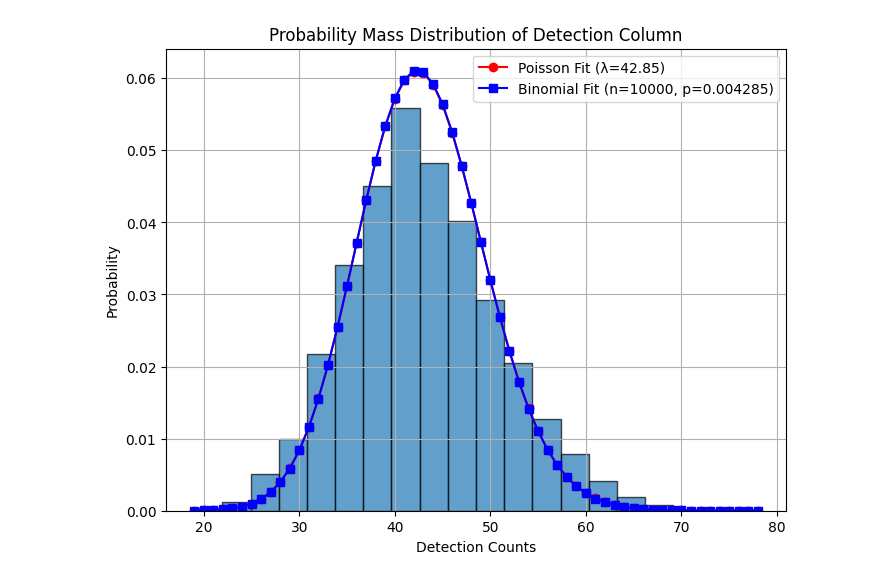
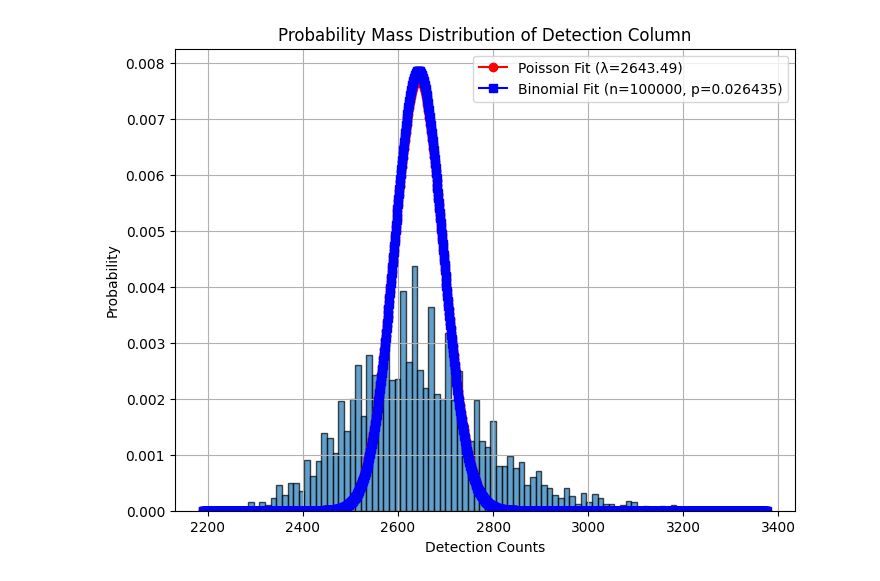
Before and after one commit to daalopezm/Experimental_Quantum_Information, a Jupyter notebook: Lab1/data_analysis.ipynb, the cells around one changed output. Drawn from its saved outputs; the diff is of its cells as text; code cells hidden in the pictures.

```diff
--- a/Lab1/data_analysis.ipynb
+++ b/Lab1/data_analysis.ipynb
@@ -4,34 +4,34 @@ import matplotlib.pyplot as plt
 import numpy as np
 from scipy.stats import poisson, binom
 
 # Define the file path
-file_path = "LONG_RUN.csv"
+file_path = "DIVYA.csv"
 
 # Read the CSV file starting from row 18 (0-based index, so use skiprows=17)
 df = pd.read_csv(file_path, sep=';', skiprows=17)
 
 # Create a histogram of the Detection column
 plt.figure(figsize=(8, 6))
-plt.hist(df['Detection'], bins=20, edgecolor='black', alpha=0.7, density=True)
+plt.hist(df['Detection'], bins=100, edgecolor='black', alpha=0.7, density=True)
 plt.xlabel('Detection Counts')
 plt.ylabel('Probability')
 plt.title('Probability Mass Distribution of Detection Column')
 plt.grid(True)
 
 # Fit a Poisson distribution
 mean_detection = np.mean(df['Detection'])
 x = np.arange(min(df['Detection']), max(df['Detection']) + 1)
 poisson_pdf = poisson.pmf(x, mean_detection)
 
 # Fit a Binomial distribution with 10000 trials (n)
-n = 10000
+n = 100000
 p = mean_detection / n  # Probability for binomial fit
 binomial_pdf = binom.pmf(x, n, p)
 
 # Plot the fitted Poisson and Binomial distributions
 plt.plot(x, poisson_pdf, 'r-', marker='o', label=f'Poisson Fit (λ={mean_detection:.2f})')
 plt.plot(x, binomial_pdf, 'b-', marker='s', label=f'Binomial Fit (n={n}, p={p:.6f})')
 plt.legend()
 plt.show()
 # %% [output]
-[figure, old version]
+[figure, new version]
```
Also changed, not shown: 25 other files.
